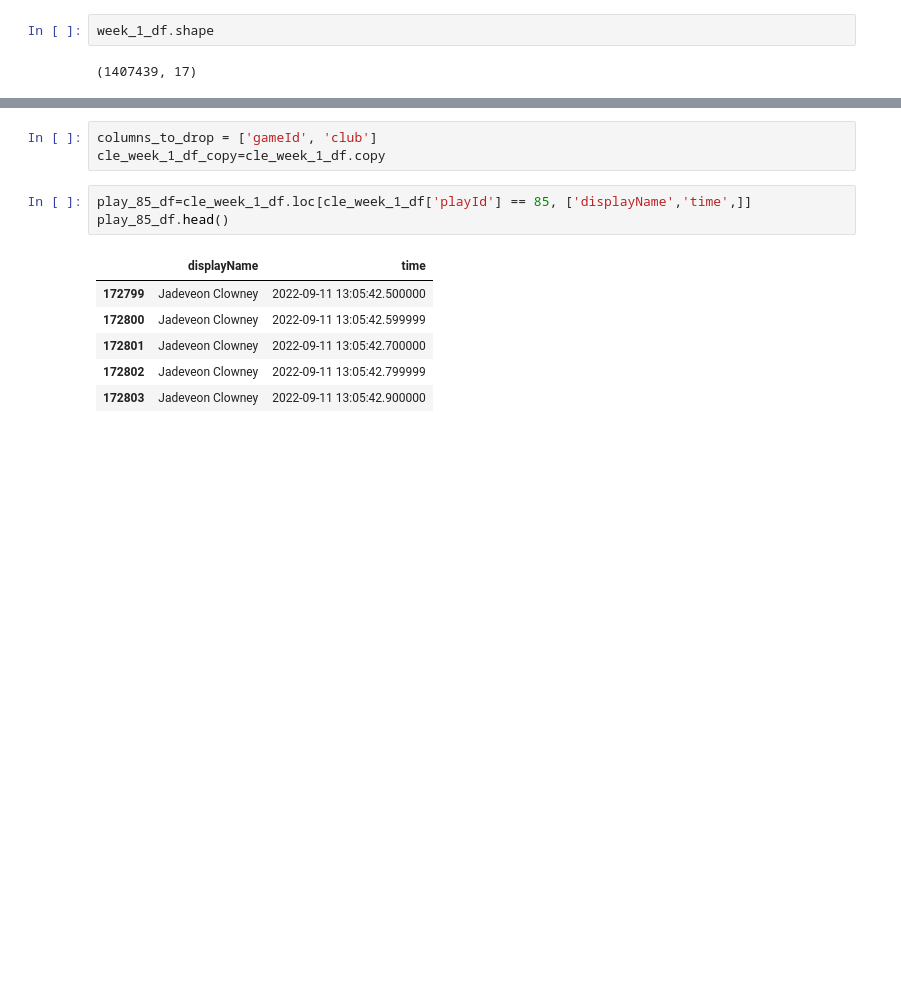
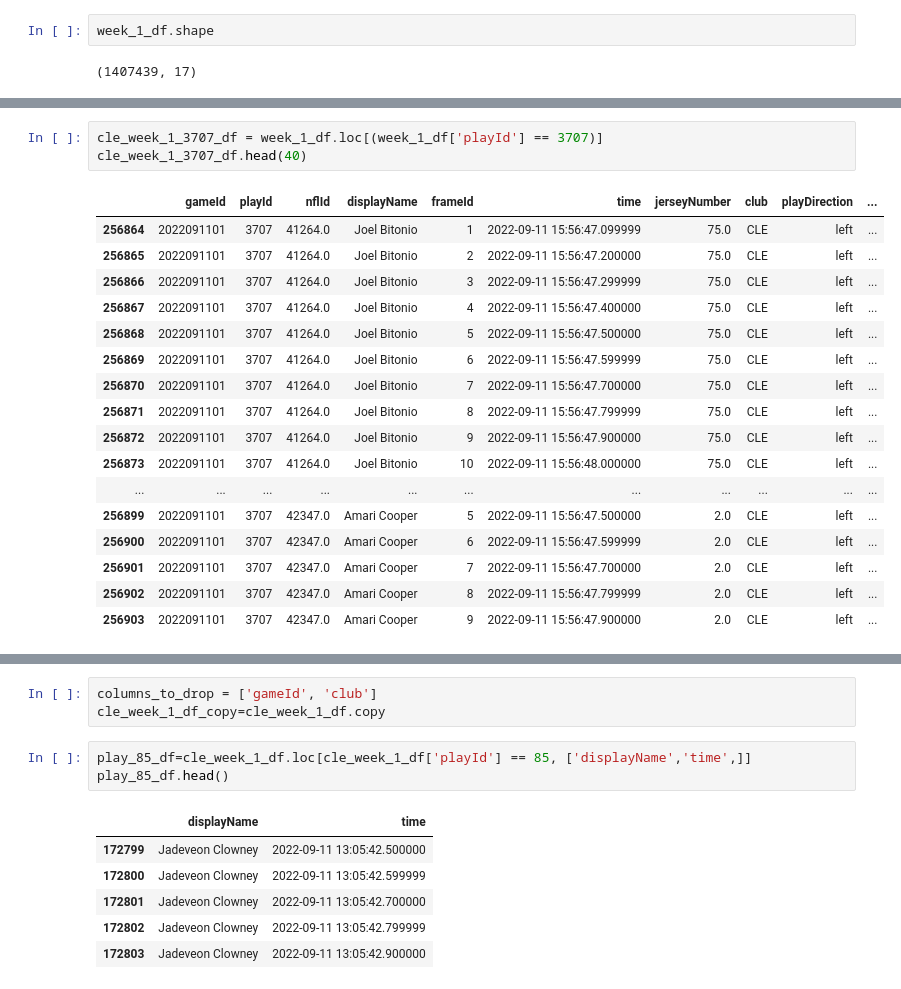
Before and after one commit to SecondHandSushi/NFL_explore_2022, a Jupyter notebook: Exploratory/explore_1_large.ipynb, the cells around one changed output, grey strips where cells are left out. Saved outputs shown, nothing was run; the diff lists cells and outputs as text; blank space fills up the shorter version.

```diff
--- a/Exploratory/explore_1_large.ipynb
+++ b/Exploratory/explore_1_large.ipynb
@@ -38,0 +64,21 @@ cle_week_1_df['playId'].nunique()
+# %%
+cle_week_1_3707_df = week_1_df.loc[(week_1_df['playId'] == 3707)]
+cle_week_1_3707_df.head(40)
+# %% [output]
+|  | gameId | playId | nflId | displayName | frameId | time | jerseyNumber | club | playDirection | ... |
+| 256864 | 2022091101 | 3707 | 41264.0 | Joel Bitonio | 1 | 2022-09-11 15:56:47.099999 | 75.0 | CLE | left | ... |
+| 256865 | 2022091101 | 3707 | 41264.0 | Joel Bitonio | 2 | 2022-09-11 15:56:47.200000 | 75.0 | CLE | left | ... |
+| 256866 | 2022091101 | 3707 | 41264.0 | Joel Bitonio | 3 | 2022-09-11 15:56:47.299999 | 75.0 | CLE | left | ... |
+| 256867 | 2022091101 | 3707 | 41264.0 | Joel Bitonio | 4 | 2022-09-11 15:56:47.400000 | 75.0 | CLE | left | ... |
+| 256868 | 2022091101 | 3707 | 41264.0 | Joel Bitonio | 5 | 2022-09-11 15:56:47.500000 | 75.0 | CLE | left | ... |
+| 256869 | 2022091101 | 3707 | 41264.0 | Joel Bitonio | 6 | 2022-09-11 15:56:47.599999 | 75.0 | CLE | left | ... |
+| 256870 | 2022091101 | 3707 | 41264.0 | Joel Bitonio | 7 | 2022-09-11 15:56:47.700000 | 75.0 | CLE | left | ... |
+| 256871 | 2022091101 | 3707 | 41264.0 | Joel Bitonio | 8 | 2022-09-11 15:56:47.799999 | 75.0 | CLE | left | ... |
+| 256872 | 2022091101 | 3707 | 41264.0 | Joel Bitonio | 9 | 2022-09-11 15:56:47.900000 | 75.0 | CLE | left | ... |
+| 256873 | 2022091101 | 3707 | 41264.0 | Joel Bitonio | 10 | 2022-09-11 15:56:48.000000 | 75.0 | CLE | left | ... |
+| ... | ... | ... | ... | ... | ... | ... | ... | ... | ... | ... |
+| 256899 | 2022091101 | 3707 | 42347.0 | Amari Cooper | 5 | 2022-09-11 15:56:47.500000 | 2.0 | CLE | left | ... |
+| 256900 | 2022091101 | 3707 | 42347.0 | Amari Cooper | 6 | 2022-09-11 15:56:47.599999 | 2.0 | CLE | left | ... |
+| 256901 | 2022091101 | 3707 | 42347.0 | Amari Cooper | 7 | 2022-09-11 15:56:47.700000 | 2.0 | CLE | left | ... |
+| 256902 | 2022091101 | 3707 | 42347.0 | Amari Cooper | 8 | 2022-09-11 15:56:47.799999 | 2.0 | CLE | left | ... |
+| 256903 | 2022091101 | 3707 | 42347.0 | Amari Cooper | 9 | 2022-09-11 15:56:47.900000 | 2.0 | CLE | left | ... |
```
Also changed, not shown: parts of 7 cells of this notebook, 2 other files.
